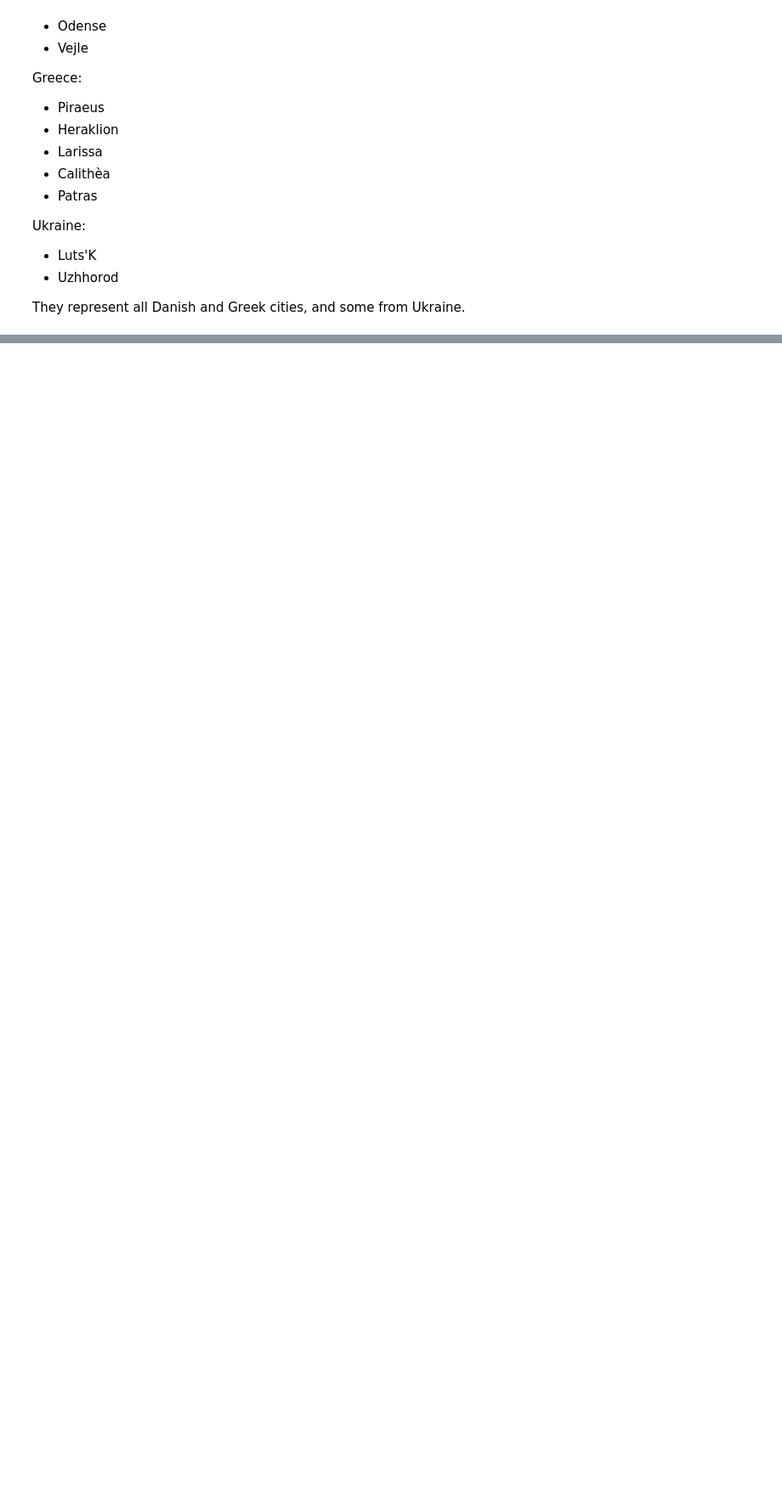
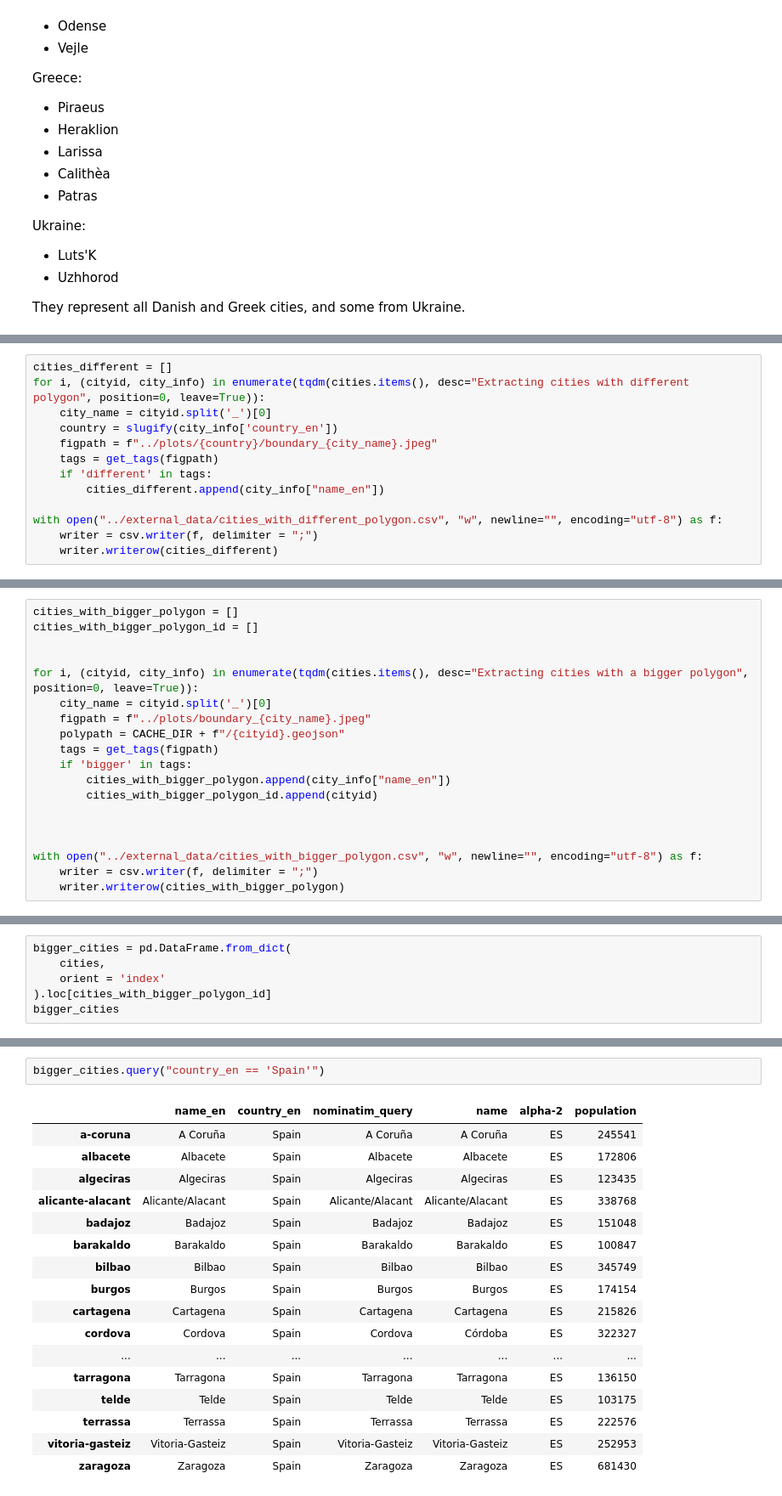
Before and after one commit to BikeNetKit/dataexport, a Jupyter notebook: scripts/check_polygons.ipynb, the cells around one changed output, grey strips where cells are left out. Shown at 85% size. Saved outputs shown, nothing was run; the diff lists cells and outputs as text; blank space fills up the shorter version.

```diff
--- a/scripts/check_polygons.ipynb
+++ b/scripts/check_polygons.ipynb
@@ -210,0 +277,13 @@ new_cities = copy.deepcopy(cities)
+# %%
+cities_different = []
+for i, (cityid, city_info) in enumerate(tqdm(cities.items(), desc="Extracting cities with different polygon", position=0, leave=True)):
+    city_name = cityid.split('_')[0]
+    country = slugify(city_info['country_en'])
+    figpath = f"../plots/{country}/boundary_{city_name}.jpeg"
+    tags = get_tags(figpath)
+    if 'different' in tags:
+        cities_different.append(city_info["name_en"])
+
+with open("../external_data/cities_with_different_polygon.csv", "w", newline="", encoding="utf-8") as f:
+    writer = csv.writer(f, delimiter = ";")
+    writer.writerow(cities_different)
@@ -263,0 +384,19 @@ plt.close()
+# %%
+cities_with_bigger_polygon = []
+cities_with_bigger_polygon_id = []
+
+
+for i, (cityid, city_info) in enumerate(tqdm(cities.items(), desc="Extracting cities with a bigger polygon", position=0, leave=True)):
+    city_name = cityid.split('_')[0]
+    figpath = f"../plots/boundary_{city_name}.jpeg"
+    polypath = CACHE_DIR + f"/{cityid}.geojson"
+    tags = get_tags(figpath)
+    if 'bigger' in tags:
+        cities_with_bigger_polygon.append(city_info["name_en"])
+        cities_with_bigger_polygon_id.append(cityid)
+
+
+
+with open("../external_data/cities_with_bigger_polygon.csv", "w", newline="", encoding="utf-8") as f:
+    writer = csv.writer(f, delimiter = ";")
+    writer.writerow(cities_with_bigger_polygon)
@@ -263,0 +423,6 @@ plt.close()
+# %%
+bigger_cities = pd.DataFrame.from_dict(
+    cities,
+    orient = 'index'
+).loc[cities_with_bigger_polygon_id]
+bigger_cities
@@ -263,0 +484,20 @@ plt.close()
+# %%
+bigger_cities.query("country_en == 'Spain'")
+# %% [output]
+|  | name_en | country_en | nominatim_query | name | alpha-2 | population |
+| a-coruna | A Coruña | Spain | A Coruña | A Coruña | ES | 245541 |
+| albacete | Albacete | Spain | Albacete | Albacete | ES | 172806 |
+| algeciras | Algeciras | Spain | Algeciras | Algeciras | ES | 123435 |
+| alicante-alacant | Alicante/Alacant | Spain | Alicante/Alacant | Alicante/Alacant | ES | 338768 |
+| badajoz | Badajoz | Spain | Badajoz | Badajoz | ES | 151048 |
+| barakaldo | Barakaldo | Spain | Barakaldo | Barakaldo | ES | 100847 |
+| bilbao | Bilbao | Spain | Bilbao | Bilbao | ES | 345749 |
+| burgos | Burgos | Spain | Burgos | Burgos | ES | 174154 |
+| cartagena | Cartagena | Spain | Cartagena | Cartagena | ES | 215826 |
+| cordova | Cordova | Spain | Cordova | Córdoba | ES | 322327 |
+| ... | ... | ... | ... | ... | ... | ... |
+| tarragona | Tarragona | Spain | Tarragona | Tarragona | ES | 136150 |
+| telde | Telde | Spain | Telde | Telde | ES | 103175 |
+| terrassa | Terrassa | Spain | Terrassa | Terrassa | ES | 222576 |
+| vitoria-gasteiz | Vitoria-Gasteiz | Spain | Vitoria-Gasteiz | Vitoria-Gasteiz | ES | 252953 |
+| zaragoza | Zaragoza | Spain | Zaragoza | Zaragoza | ES | 681430 |
```
Also changed, not shown: parts of 37 cells of this notebook, 6 other files.
